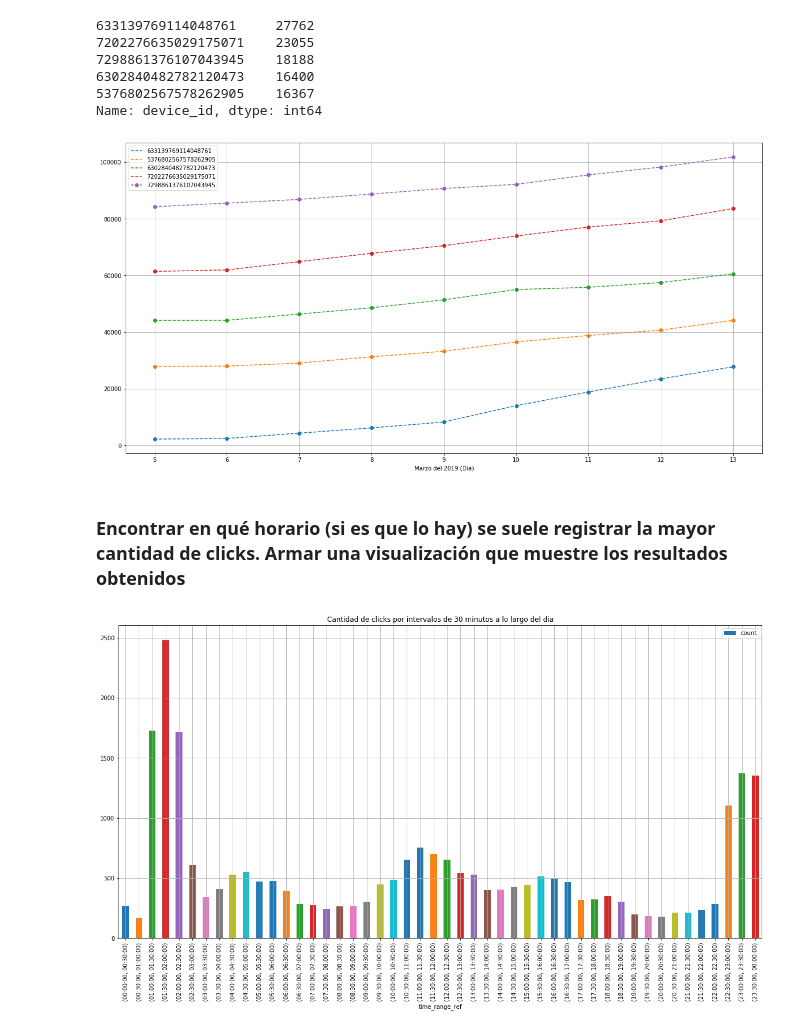
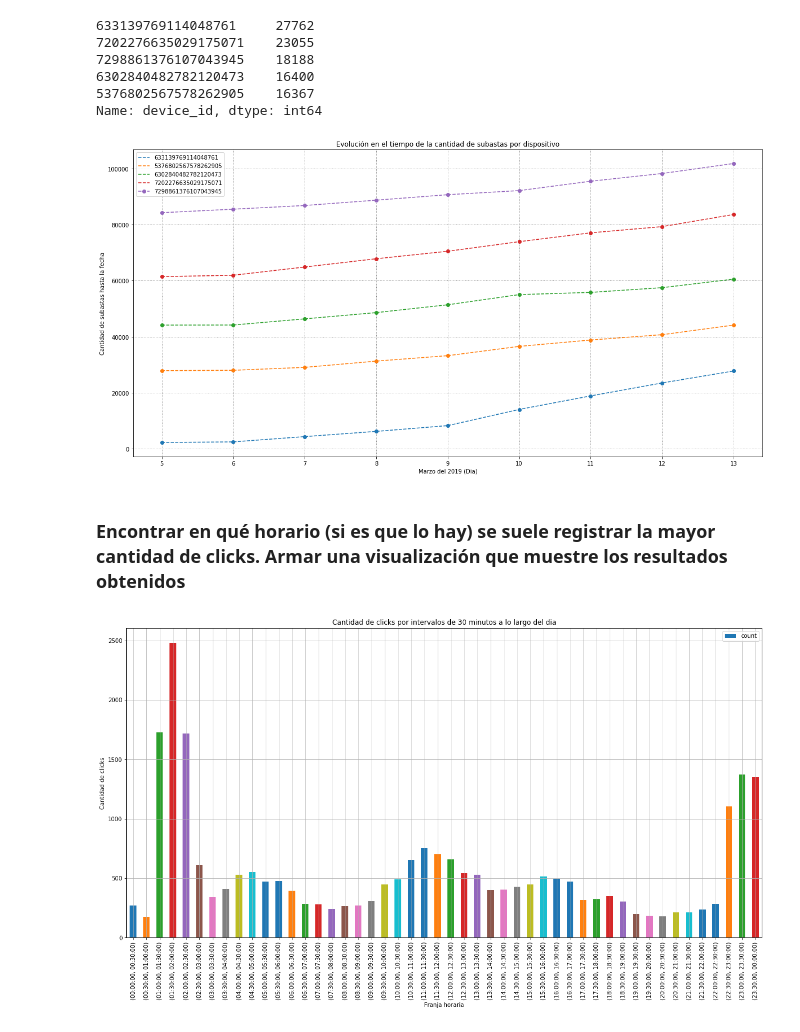
Before and after one commit to facundotorraca/OrganizacionDeDatos_Finger1, a Jupyter notebook: finger_1.ipynb, the cells around one changed output. Cells and saved outputs as stored; diff of their text form; code cells hidden in the pictures.

```diff
--- a/finger_1.ipynb
+++ b/finger_1.ipynb
@@ -45,10 +43,11 @@ df_auc_device["day"] = df_auc_device["date"].dt.day
 fig, ax = plt.subplots(figsize=(20,10))
 for i, g in df_auc_device.groupby('device_id'):
     g.plot( x = 'day', y = 'auc_cumulation', ax=ax, label=str(i), grid = True, style = 'o--' )
-
-ax.set(xlabel= "Marzo del 2019 (Dia)");
+ax.grid(color='grey', linestyle= ':', linewidth=1, drawstyle = "steps-pre")
+title = "Evolución en el tiempo de la cantidad de subastas por dispositivo"
+ax.set(xlabel= "Marzo del 2019 (Dia)", ylabel = "Cantidad de subastas hasta la fecha", title = title);
 # %% [output]
-[figure, old version]
+[figure, new version]
 # %% [markdown]
 ### Encontrar en qué horario (si es que lo hay) se suele registrar la mayor cantidad de clicks. Armar una visualización que muestre los resultados obtenidos
 # %%
@@ -81,8 +80,8 @@ interval = list( zip( array, array_def ) )
 df_time_range["time_range_ref"] = interval
 # %%
 title = "Cantidad de clicks por intervalos de 30 minutos a lo largo del dia"
-df_time_range.plot( kind = "bar", x = "time_range_ref", y = "count", figsize = [20,10], grid = True, title = title );
+df_time_range.plot( kind = "bar", x = "time_range_ref", y = "count", figsize = [20,10], grid = True, title = title ).set(xlabel= "Franja horaria", ylabel = "Cantidad de clicks" );
 # %% [output]
-[figure, old version]
+[figure, new version]
 # %%
 title = "7 Horarios (intervalos) mas concurridos"
```
Also changed, not shown: parts of 3 cells of this notebook.
